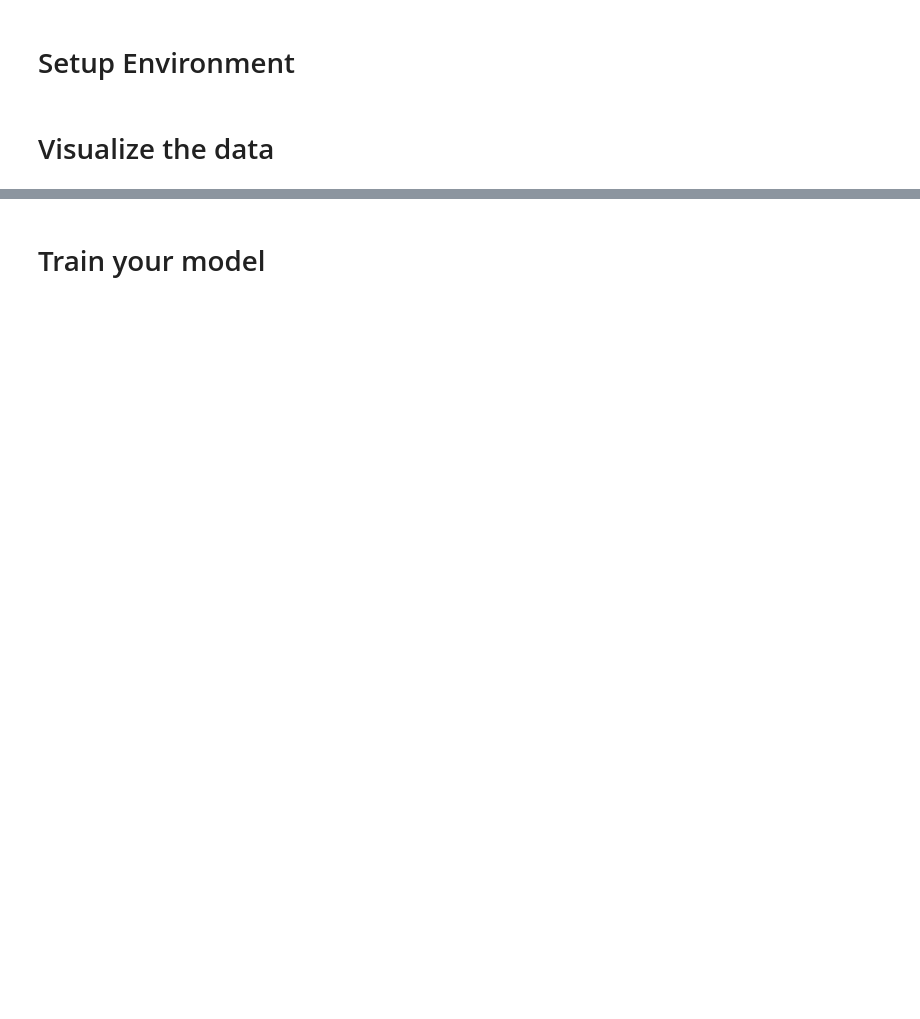
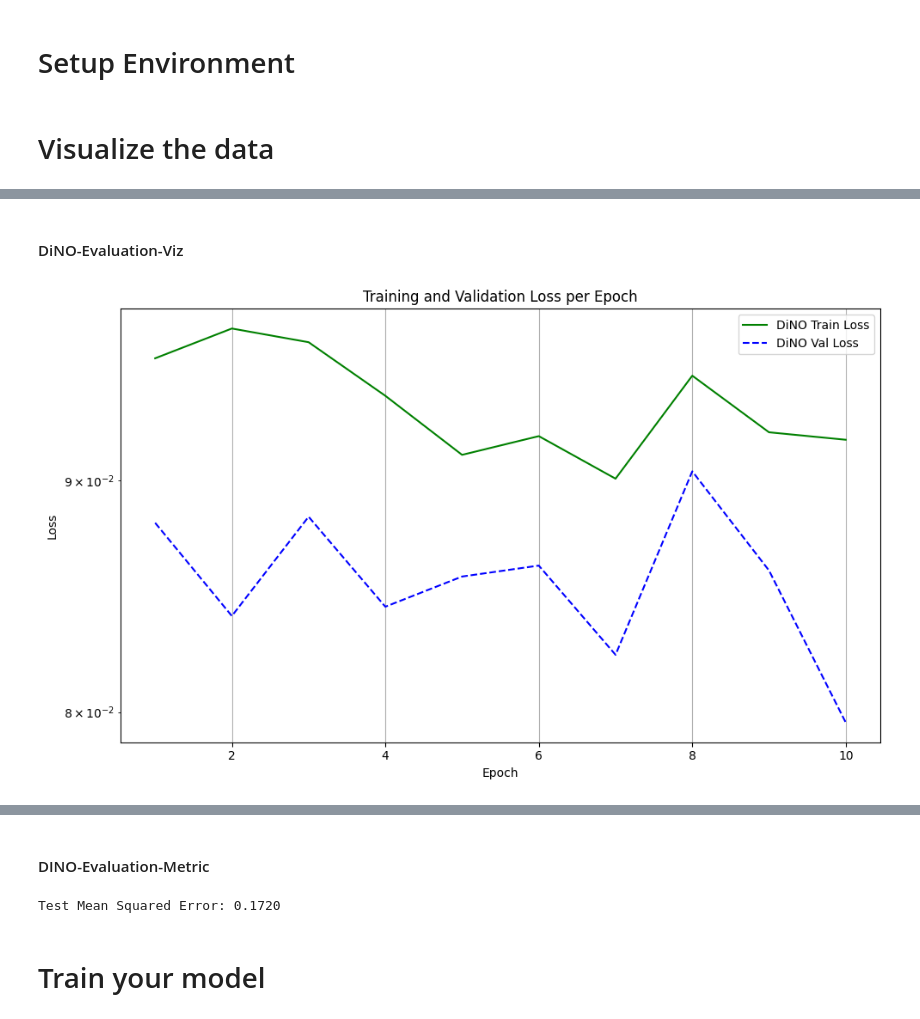
Before and after one commit to LIYunzhe1408/Facial-Keypoint-Detection, a Jupyter notebook: hw3.ipynb, the cells around one changed output, grey strips where cells are left out. Drawn from its saved outputs; the diff is of its cells as text; code cells hidden in the pictures; blank space fills up the shorter version.

```diff
--- a/hw3.ipynb
+++ b/hw3.ipynb
@@ -123,0 +727,30 @@ for i, data in enumerate(test_loader):
+# %% [markdown]
+#### DiNO-Evaluation-Viz
+# %%
+import matplotlib.pyplot as plt
+
+epochs = range(1, len(train_loss) + 1)
+
+plt.figure(figsize=(10, 6))
+
+
+plt.plot(epochs, train_loss, label='DiNO Train Loss', color='green', linestyle='-')
+plt.plot(epochs, val_loss, label='DiNO Val Loss', color='blue', linestyle='--')
+
+plt.xlabel('Epoch')
+plt.ylabel('Loss')
+plt.yscale("log")
+plt.title('Training and Validation Loss per Epoch')
+plt.legend()
+plt.grid(True)
+plt.tight_layout()
+plt.show()
+
+print(f'Final training loss: {train_loss[-1]}')
+print(f'Final val loss: {val_loss[-1]}')
+
+best_val_loss = min(val_loss)
+best_epoch = val_loss.index(best_val_loss)
+print(f'Best val loss: {best_val_loss}, epoch#: {best_epoch}')
+# %% [output]
+[figure, added]
@@ -124,2 +760,27 @@ for i, data in enumerate(test_loader):
+# %% [markdown]
+#### DINO-Evaluation-Metric
+# %%
+from torch.nn import MSELoss
+
+def calcMSE(net):
+  net.eval()
+  net.cuda()
+  mse = MSELoss()
+  total_mse = 0.0
+  with torch.no_grad():
+      for data in test_loader:
+          images = data['image'].cuda()
+          key_pts = data['keypoints'].view(-1, 136).cuda()
+          outputs = net(images)
+          total_mse += mse(outputs, key_pts).item()
+
+  mean_mse = total_mse / len(test_loader)
+  print(f"Test Mean Squared Error: {mean_mse:.4f}")
+
+dino_pred = DINOv2Keypoint()
+dino_pred.load_state_dict(torch.load("./models/dino.pth"))
+calcMSE(dino_pred)
+# %% [output]
+Test Mean Squared Error: 0.1720
 # %% [markdown]
 # Train your model
```
Also changed, not shown: parts of 58 cells of this notebook.
